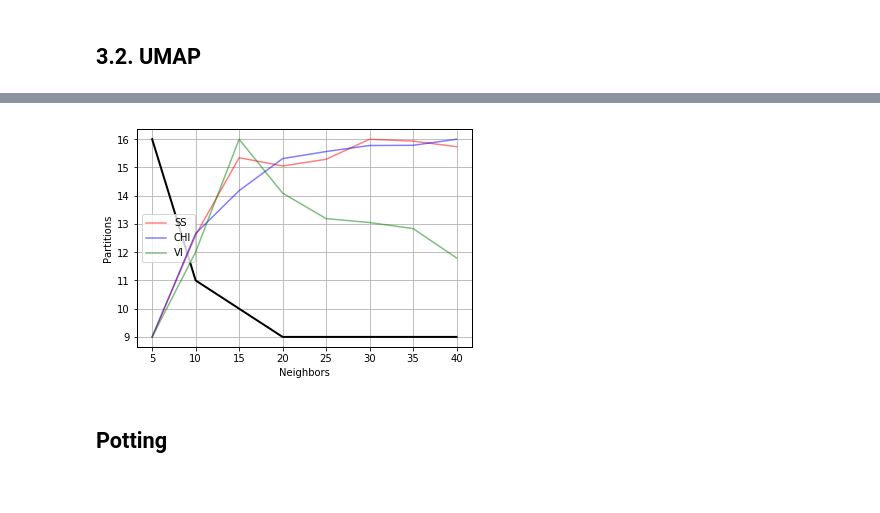
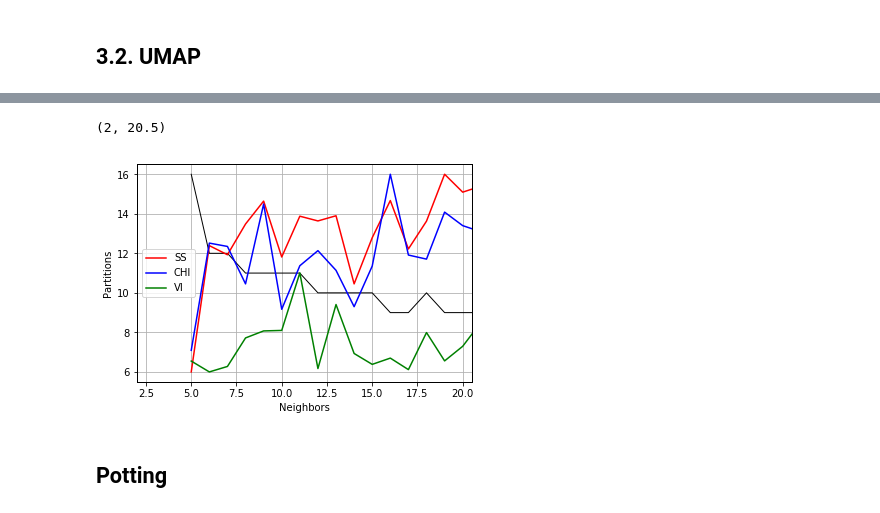
Before and after one commit to adelomana/malko, a Jupyter notebook: melanoma/visualization/genes/scanpy.genes.ipynb, the cells around one changed output, grey strips where cells are left out. Cells and saved outputs as stored; diff of their text form; code cells hidden in the pictures.

```diff
--- a/melanoma/visualization/genes/scanpy.genes.ipynb
+++ b/melanoma/visualization/genes/scanpy.genes.ipynb
@@ -152,7 +157,7 @@ coarse=numpy.arange(35,55,5)
 veryCoarse=numpy.arange(75,225,25)
 joined=numpy.concatenate((fine,coarse))
 numberOfNeighbors=numpy.concatenate((joined,veryCoarse))
-numberOfNeighbors=numpy.arange(5,40+5,5)
+#numberOfNeighbors=numpy.arange(5,40+5,5)
 print(numberOfNeighbors)
 
 results=[]
@@ -162,7 +167,7 @@ for nei in numberOfNeighbors:
     scanpy.tl.umap(adata)
     scanpy.tl.louvain(adata)
 
-    positions=adata.obsm['X_pca']
+    positions=adata.obsm['X_umap']
     categories=adata.obs['louvain'].tolist()
     numericCategories=[float(element) for element in categories]
     uniqueCategories=list(set(numericCategories))
@@ -185,37 +191,38 @@ print(datetime.datetime.now().strftime("%Y-%m-%d %H:%M:%S"))
 # %%
 a=[result[0] for result in results]
 b=[result[1] for result in results]
 c=[result[2] for result in results]
 d=[result[3] for result in results]
 e=[result[4] for result in results]
 
 fig, ax1 = matplotlib.pyplot.subplots()
-line1=ax1.plot(a,b,'-',color='black',lw=2)
+line1=ax1.plot(a,b,'-',color='black',lw=1)
 
 
 ax2=ax1.twinx()
 ax2.set_yticks([])
-line2=ax2.plot(a,c,'-',color='red',label='SS',alpha=0.5)
+line2=ax2.plot(a,c,'-',color='red',label='SS')
 
 ax3=ax1.twinx()
 ax3.set_yticks([])
-line3=ax3.plot(a,d,'-',color='blue',label='CHI',alpha=0.5)
+line3=ax3.plot(a,d,'-',color='blue',label='CHI')
 
 ax4=ax1.twinx()
 ax4.set_yticks([])
-line4=ax4.plot(a,e,'-',color='green',label='VI',alpha=0.5)
+line4=ax4.plot(a,e,'-',color='green',label='VI')
 
 
 lns = line2+line3+line4
 labs = [l.get_label() for l in lns]
 ax1.legend(lns, labs,loc=6)
 
 ax1.set_ylabel('Partitions')
 ax1.set_xlabel('Neighbors')
 ax1.grid()
-#ax1.set_xlim([2,50.5])
+ax1.set_xlim([2,20.5])
 # %% [output]
+(2, 20.5)
-[figure, old version]
+[figure, new version]
 # %% [markdown]
 ## Potting
 # %%
```
Also changed, not shown: parts of 15 cells of this notebook, 6 other files.
